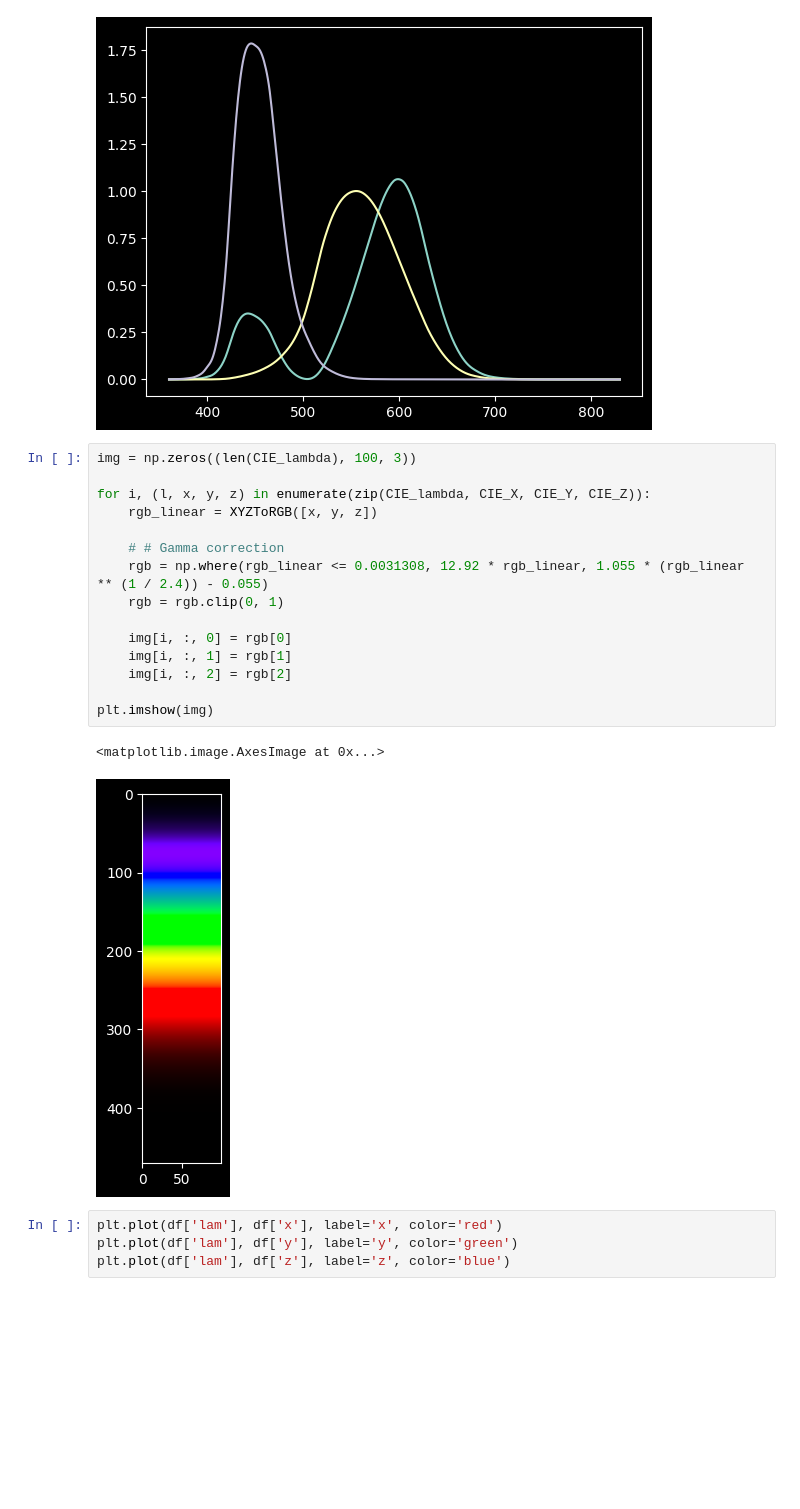
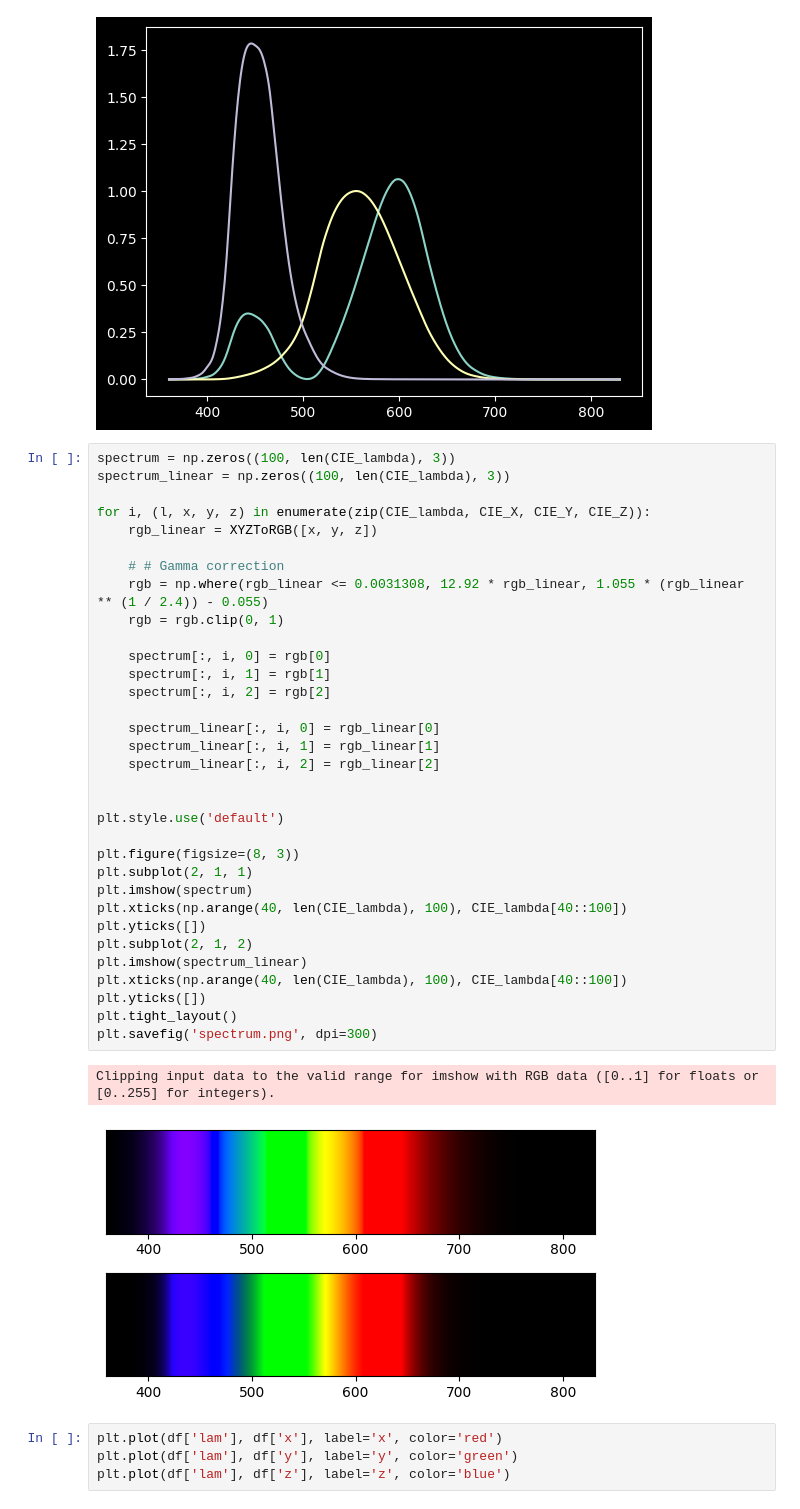
Before and after one commit to UL-FRI-LGM/VPT-spectral-volume-rendering, a Jupyter notebook: py_notebooks/spectrum.ipynb, the cells around one changed output. Saved outputs shown, nothing was run; the diff lists cells and outputs as text; blank space fills up the shorter version.

```diff
--- a/py_notebooks/spectrum.ipynb
+++ b/py_notebooks/spectrum.ipynb
@@ -819,23 +819,41 @@ plt.plot(CIE_lambda, CIE_Z)
 [<matplotlib.lines.Line2D at 0x...>]
 [figure]
 # %%
-img = np.zeros((len(CIE_lambda), 100, 3))
+spectrum = np.zeros((100, len(CIE_lambda), 3))
+spectrum_linear = np.zeros((100, len(CIE_lambda), 3))
 
 for i, (l, x, y, z) in enumerate(zip(CIE_lambda, CIE_X, CIE_Y, CIE_Z)):
 	rgb_linear = XYZToRGB([x, y, z])
 
 	# # Gamma correction
 	rgb = np.where(rgb_linear <= 0.0031308, 12.92 * rgb_linear, 1.055 * (rgb_linear ** (1 / 2.4)) - 0.055)
 	rgb = rgb.clip(0, 1)
 
-	img[i, :, 0] = rgb[0]
-	img[i, :, 1] = rgb[1]
-	img[i, :, 2] = rgb[2]
+	spectrum[:, i, 0] = rgb[0]
+	spectrum[:, i, 1] = rgb[1]
+	spectrum[:, i, 2] = rgb[2]
 
-plt.imshow(img)
+	spectrum_linear[:, i, 0] = rgb_linear[0]
+	spectrum_linear[:, i, 1] = rgb_linear[1]
+	spectrum_linear[:, i, 2] = rgb_linear[2]
+
+
+plt.style.use('default')
+
+plt.figure(figsize=(8, 3))
+plt.subplot(2, 1, 1)
+plt.imshow(spectrum)
+plt.xticks(np.arange(40, len(CIE_lambda), 100), CIE_lambda[40::100])
+plt.yticks([])
+plt.subplot(2, 1, 2)
+plt.imshow(spectrum_linear)
+plt.xticks(np.arange(40, len(CIE_lambda), 100), CIE_lambda[40::100])
+plt.yticks([])
+plt.tight_layout()
+plt.savefig('spectrum.png', dpi=300)
 # %% [output]
-<matplotlib.image.AxesImage at 0x...>
+Clipping input data to the valid range for imshow with RGB data ([0..1] for floats or [0..255] for integers).
-[figure, old version]
+[figure, new version]
 # %%
 plt.plot(df['lam'], df['x'], label='x', color='red')
 plt.plot(df['lam'], df['y'], label='y', color='green')
```
Also changed, not shown: 1 other file.
